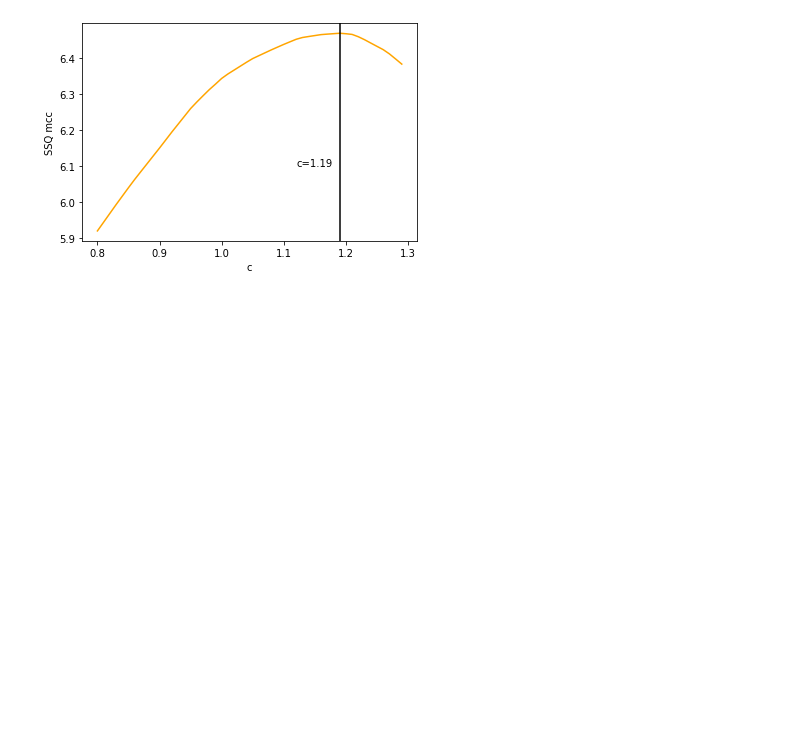
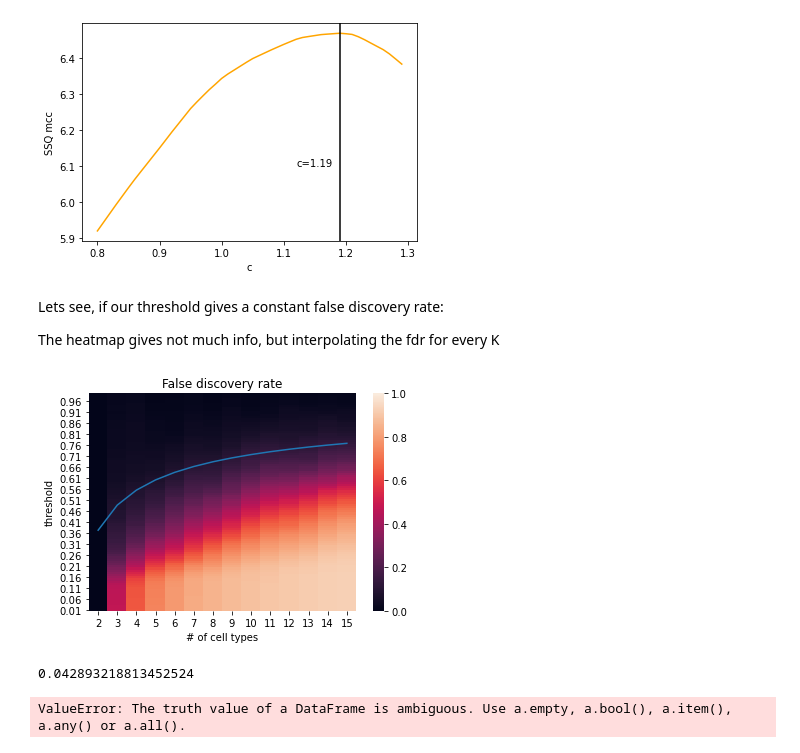
Before and after one commit to theislab/scCODA, a Jupyter notebook: paper_simulation_scripts/threshold_determination_analysis.ipynb, the cells around one changed output. Cells and saved outputs as stored; diff of their text form; code cells hidden in the pictures; blank space fills up the shorter version.

```diff
--- a/paper_simulation_scripts/threshold_determination_analysis.ipynb
+++ b/paper_simulation_scripts/threshold_determination_analysis.ipynb
@@ -308,3 +322,39 @@ plt.ylabel("SSQ mcc")
 plt.show()
 # %% [output]
 [figure]
+# %% [markdown]
+Lets see, if our threshold gives a constant false discovery rate:
+
+The heatmap gives not much info, but interpolating the fdr for every K
+# %%
+plot_df_fdr = total_df.groupby(["n_cell_types", "threshold"]).agg({"fdr": "mean"}).unstack(level=0)
+plot_df_fdr.columns = plot_df_fdr.columns.droplevel(0)
+
+ax = sns.heatmap(data=plot_df_fdr, vmin=0, vmax=1)
+ax.invert_yaxis()
+
+xs = [x+2 for x in range(14)]
+ys = 1 - (0.89/np.sqrt(xs))
+plt.plot([x+0.5 for x in range(14)], ys*99)
+
+plt.xlabel("# of cell types")
+plt.title("False discovery rate")
+
+plt.show()
+# %% [output]
+[figure, added]
+# %%
+fdr_df = total_df.loc[:, ["n_cell_types", "threshold", "fdr"]].set_index(["n_cell_types", "threshold"])
+
+ks = [x+2 for x in range(14)]
+
+ys = 1 - (1/np.sqrt(ks))
+# ys = [0.5 for x in range(14)]
+fdrs = []
+for i in range(1):
+    s = interpolate_score(ys[i], ks[i], fdr_df)
+    print(s)
+    fdrs.append(s)
+# %% [output]
+0.042893218813452524
+ValueError: The truth value of a DataFrame is ambiguous. Use a.empty, a.bool(), a.item(), a.any() or a.all().
```
Also changed, not shown: parts of 16 cells of this notebook, 4 other files.
